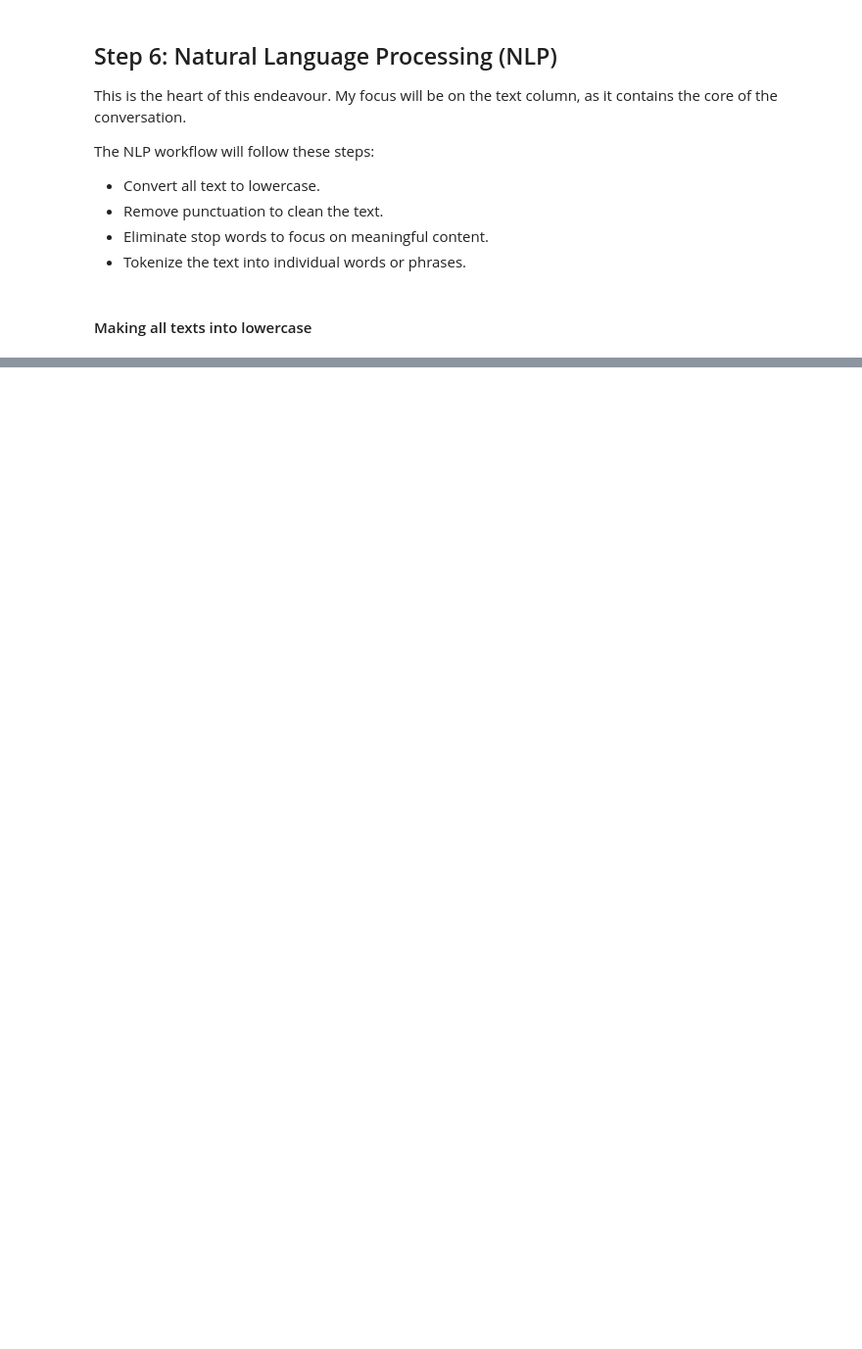
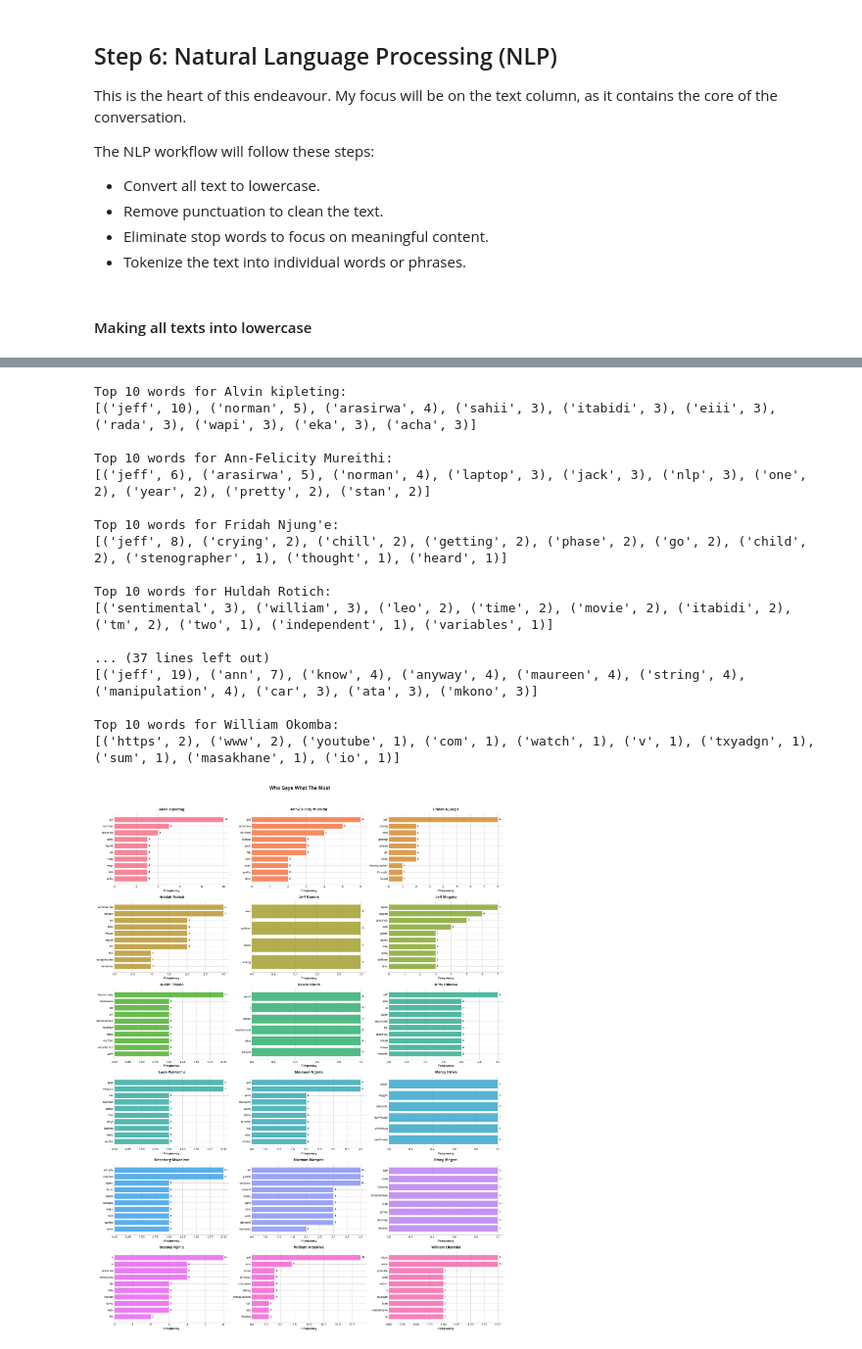
Before and after one commit to Vain-Guy/chit-chat, a Jupyter notebook: chatterbox.ipynb, the cells around one changed output, grey strips where cells are left out. Shown at 98% size. Saved outputs shown, nothing was run; the diff lists cells and outputs as text; code cells hidden in the pictures; blank space fills up the shorter version.

```diff
--- a/chatterbox.ipynb
+++ b/chatterbox.ipynb
@@ -912,0 +984,68 @@ Index(['name', 'text', 'day', 'start_time', 'end_time', 'hours_in_class'], dtype
+# %%
+# Per-speaker frequency
+speaker_fdists = {}
+
+for speaker, group in chatterbox_df.groupby("name"):
+    speaker_tokens = [word for tokens in group["tokens"] for word in tokens]
+    speaker_fdists[speaker] = FreqDist(speaker_tokens)
+
+    print(f"\nTop 10 words for {speaker}:")
+    print(speaker_fdists[speaker].most_common(10))
+
+# Create subplots for all speakers
+n_speakers = len(speaker_fdists)
+n_cols = 3
+n_rows = (n_speakers + n_cols - 1) // n_cols
+
+# Create figure
+fig, axes = plt.subplots(n_rows, n_cols, figsize=(18.5, 4*n_rows))
+axes = axes.flatten() if n_speakers > 1 else [axes]
+
+# Color palette
+colors = sns.color_palette("husl", n_speakers)
+
+for idx, (speaker, fdist) in enumerate(speaker_fdists.items()):
+    ax = axes[idx]
+
+    # Get top 10 words
+    top_10 = fdist.most_common(10)
+    words = [w[0] for w in top_10]
+    counts = [w[1] for w in top_10]
+
+    # Create horizontal bars
+    bars = ax.barh(words[::-1], counts[::-1], color=colors[idx],
+                   edgecolor='white', linewidth=0.5, alpha=0.85)
+
+    # Customize
+    ax.set_xlabel('Frequency', fontdict={'size': 10, 'weight': 'semibold'})
+    ax.set_title(f'{speaker}', fontdict={'size': 12, 'weight': 'semibold'}, pad=10)
+    ax.spines['top'].set_visible(False)
+    ax.spines['right'].set_visible(False)
+
+    # Add labels on bars
+    for bar, count in zip(bars, counts[::-1]):
+        ax.text(count + max(counts)*0.01, bar.get_y() + bar.get_height()/2,
+                f'{count:,}', va='center', fontdict={'size': 8, 'weight': 'semibold'})
+
+plt.suptitle('Who Says What The Most', fontsize=16, fontweight= 'bold', y=1.02)
+plt.tight_layout()
+plt.show()
+# %% [output]
+Top 10 words for Alvin kipleting:
+[('jeff', 10), ('norman', 5), ('arasirwa', 4), ('sahii', 3), ('itabidi', 3), ('eiii', 3), ('rada', 3), ('wapi', 3), ('eka', 3), ('acha', 3)]
+
+Top 10 words for Ann-Felicity Mureithi:
+[('jeff', 6), ('arasirwa', 5), ('norman', 4), ('laptop', 3), ('jack', 3), ('nlp', 3), ('one', 2), ('year', 2), ('pretty', 2), ('stan', 2)]
+
+Top 10 words for Fridah Njung'e:
+[('jeff', 8), ('crying', 2), ('chill', 2), ('getting', 2), ('phase', 2), ('go', 2), ('child', 2), ('stenographer', 1), ('thought', 1), ('heard', 1)]
+
+Top 10 words for Huldah Rotich:
+[('sentimental', 3), ('william', 3), ('leo', 2), ('time', 2), ('movie', 2), ('itabidi', 2), ('tm', 2), ('two', 1), ('independent', 1), ('variables', 1)]
+
+... (37 lines left out)
+[('jeff', 19), ('ann', 7), ('know', 4), ('anyway', 4), ('maureen', 4), ('string', 4), ('manipulation', 4), ('car', 3), ('ata', 3), ('mkono', 3)]
+
+Top 10 words for William Okomba:
+[('https', 2), ('www', 2), ('youtube', 1), ('com', 1), ('watch', 1), ('v', 1), ('txyadgn', 1), ('sum', 1), ('masakhane', 1), ('io', 1)]
+[figure, added]
```
Also changed, not shown: parts of 21 cells of this notebook.
